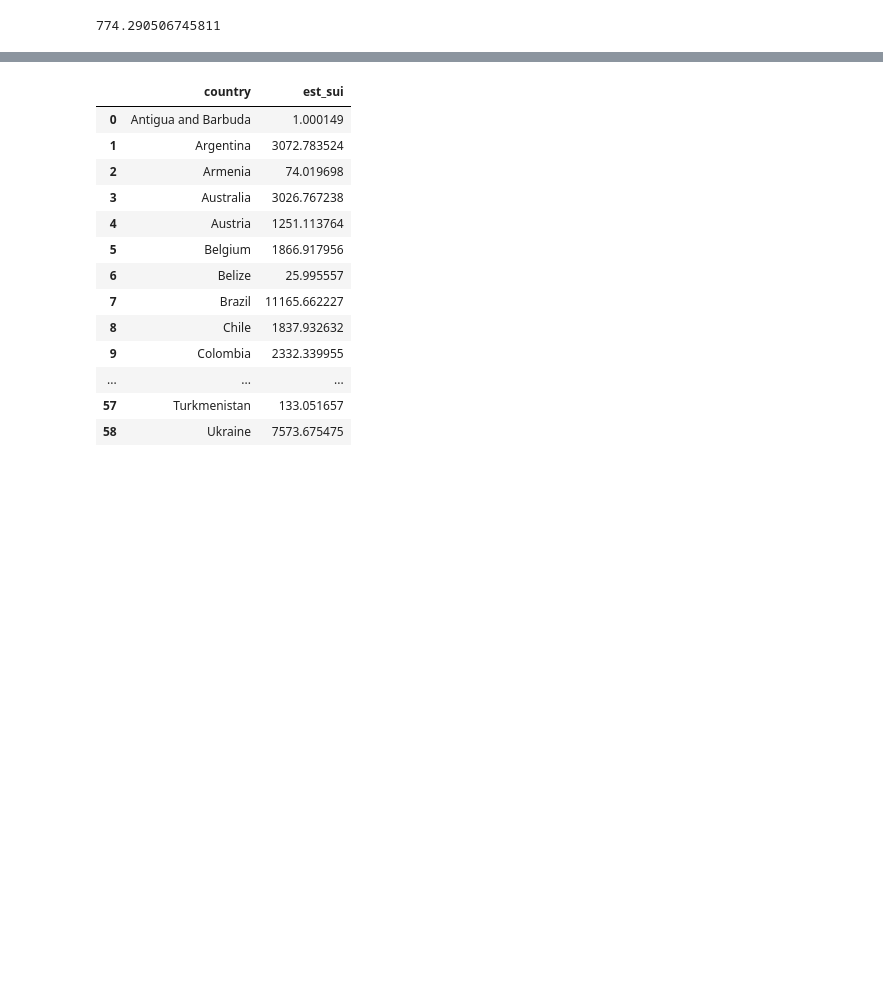
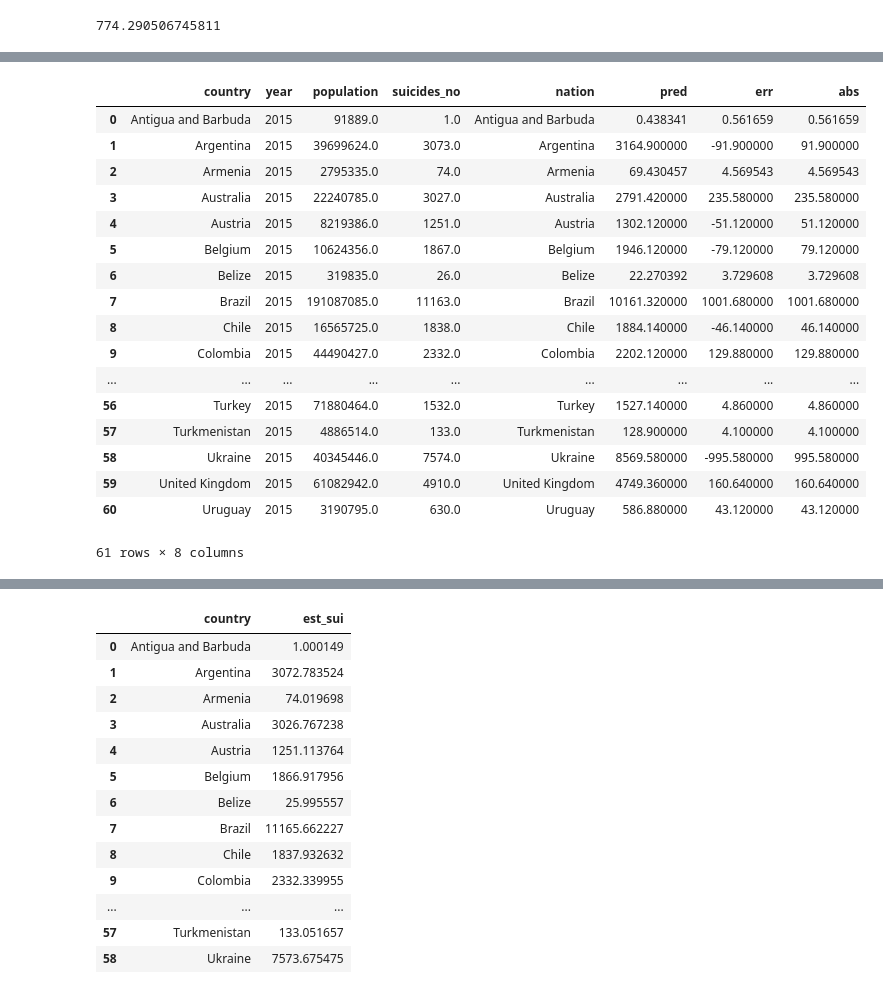
Before and after one commit to inspirit941/BOAZ_Session, a Jupyter notebook: 190219_mini_project/mini_project.ipynb, the cells around one changed output, grey strips where cells are left out. Saved outputs shown, nothing was run; the diff lists cells and outputs as text; code cells hidden in the pictures; blank space fills up the shorter version.

```diff
--- a/190219_mini_project/mini_project.ipynb
+++ b/190219_mini_project/mini_project.ipynb
@@ -728,0 +1142,21 @@ quartile_80~100값   0.0
+# %%
+ff
+# %% [output]
+|  | country | year | population | suicides_no | nation | pred | err | abs |
+| 0 | Antigua and Barbuda | 2015 | 91889.0 | 1.0 | Antigua and Barbuda | 0.438341 | 0.561659 | 0.561659 |
+| 1 | Argentina | 2015 | 39699624.0 | 3073.0 | Argentina | 3164.900000 | -91.900000 | 91.900000 |
+| 2 | Armenia | 2015 | 2795335.0 | 74.0 | Armenia | 69.430457 | 4.569543 | 4.569543 |
+| 3 | Australia | 2015 | 22240785.0 | 3027.0 | Australia | 2791.420000 | 235.580000 | 235.580000 |
+| 4 | Austria | 2015 | 8219386.0 | 1251.0 | Austria | 1302.120000 | -51.120000 | 51.120000 |
+| 5 | Belgium | 2015 | 10624356.0 | 1867.0 | Belgium | 1946.120000 | -79.120000 | 79.120000 |
+| 6 | Belize | 2015 | 319835.0 | 26.0 | Belize | 22.270392 | 3.729608 | 3.729608 |
+| 7 | Brazil | 2015 | 191087085.0 | 11163.0 | Brazil | 10161.320000 | 1001.680000 | 1001.680000 |
+| 8 | Chile | 2015 | 16565725.0 | 1838.0 | Chile | 1884.140000 | -46.140000 | 46.140000 |
+| 9 | Colombia | 2015 | 44490427.0 | 2332.0 | Colombia | 2202.120000 | 129.880000 | 129.880000 |
+| ... | ... | ... | ... | ... | ... | ... | ... | ... |
+| 56 | Turkey | 2015 | 71880464.0 | 1532.0 | Turkey | 1527.140000 | 4.860000 | 4.860000 |
+| 57 | Turkmenistan | 2015 | 4886514.0 | 133.0 | Turkmenistan | 128.900000 | 4.100000 | 4.100000 |
+| 58 | Ukraine | 2015 | 40345446.0 | 7574.0 | Ukraine | 8569.580000 | -995.580000 | 995.580000 |
+| 59 | United Kingdom | 2015 | 61082942.0 | 4910.0 | United Kingdom | 4749.360000 | 160.640000 | 160.640000 |
+| 60 | Uruguay | 2015 | 3190795.0 | 630.0 | Uruguay | 586.880000 | 43.120000 | 43.120000 |
+61 rows × 8 columns
```
Also changed, not shown: parts of 35 cells of this notebook.
